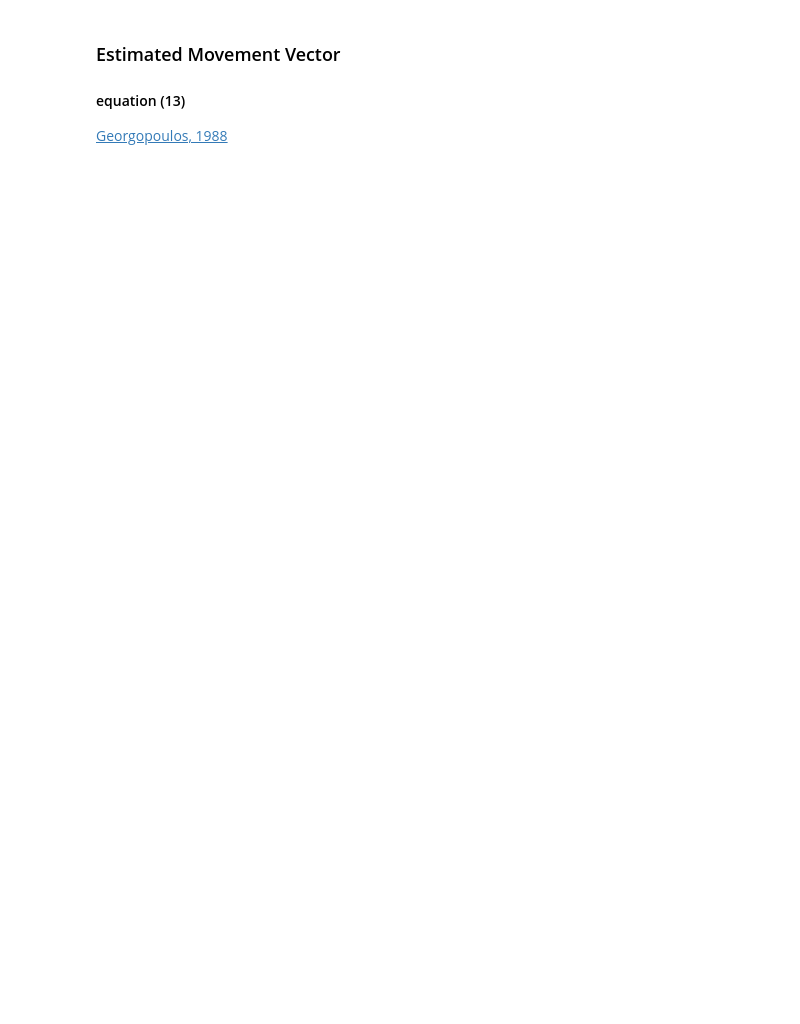
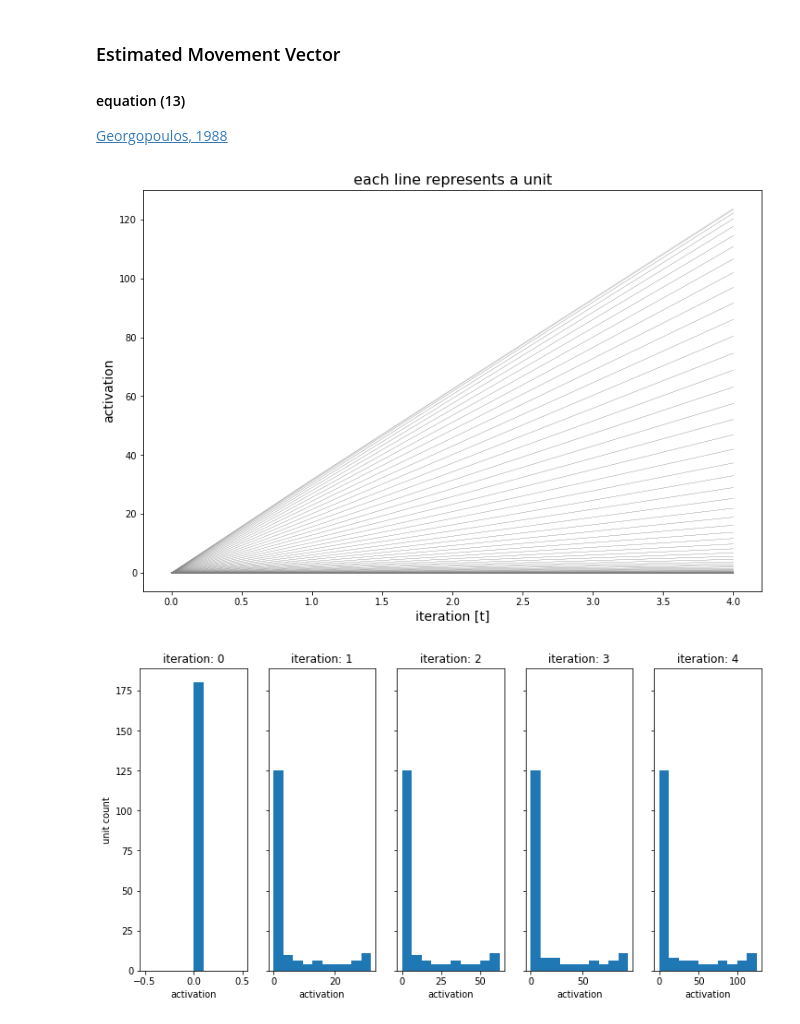
Before and after one commit to mwprestonjr/verstynen_2011_rpl, a Jupyter notebook: notebooks/verstynen_2011.ipynb, the cells around one changed output. Drawn from its saved outputs; the diff is of its cells as text; code cells hidden in the pictures; blank space fills up the shorter version.

```diff
--- a/notebooks/verstynen_2011.ipynb
+++ b/notebooks/verstynen_2011.ipynb
@@ -157,3 +152,9 @@ print(U)
+# %%
+def norm_activation(activation, a=0.002, b=0.001):
+    norm = np.zeros_like(activation)
+    for ii, act in enumerate(activation):
+        norm[ii] = act**2 / (a + b * np.sum(activation**2))
+    return norm
 # %% [markdown]
 ### Hebbian learning rule
 #### equation (12)
@@ -177,3 +179,56 @@ W_ij_t1 = W_ij + B()
 [Georgopoulos, 1988](https://www.jneurosci.org/content/8/8/2928)
 # %%
 theta_mv = np.arctan(np.sum(np.cos(theta_star_i .- np.sin(theta_star_i))))
+# %%
+# begin by building model with fixed weights
+
+def bayesian_fixed_weights(firing_rate, t, theta, preference, weights):
+
+    # calc total activation
+    total_activation = input_activation(theta, preference) + np.dot(weights, firing_rate)
+
+    # normalize activation
+    firing_rate = norm_activation(total_activation)
+
+    return firing_rate
+
+
+# define input angle
+THETA = 180
+
+# define time vactor
+t = np.linspace(1,100,100)
+
+# define 180 units
+preference = np.arange(0,360,2)
+
+# define time vector (iterations)
+n_iterations = 5
+t = np.linspace(0,n_iterations-1,n_iterations)
+
+# initial conditions
+y0 = np.zeros_like(preference)
+
+# solve
+sol = odeint(bayesian_fixed_weights, y0, t, args=(THETA, preference, W))
+
+
+# plot results
+plt.figure(figsize=[12,8])
+plt.plot(t, sol, 'grey', linewidth=0.2)
+plt.xlabel('iteration [t]', fontsize=14)
+plt.ylabel('activation', fontsize=14)
+plt.title('each line represents a unit', fontsize=16)
+plt.show()
+
+
+fig, ax = plt.subplots(1,5, figsize=[12,6], sharey='all')
+ax[0].set(ylabel='unit count')
+for i in range(n_iterations):
+    ax[i].hist(sol[i])
+    ax[i].set(xlabel='activation')
+    ax[i].set(title='iteration: %d' %i)
+plt.show()
+# %% [output]
+[figure, added]
+[figure, added]
```
Also changed, not shown: parts of 11 cells of this notebook.
